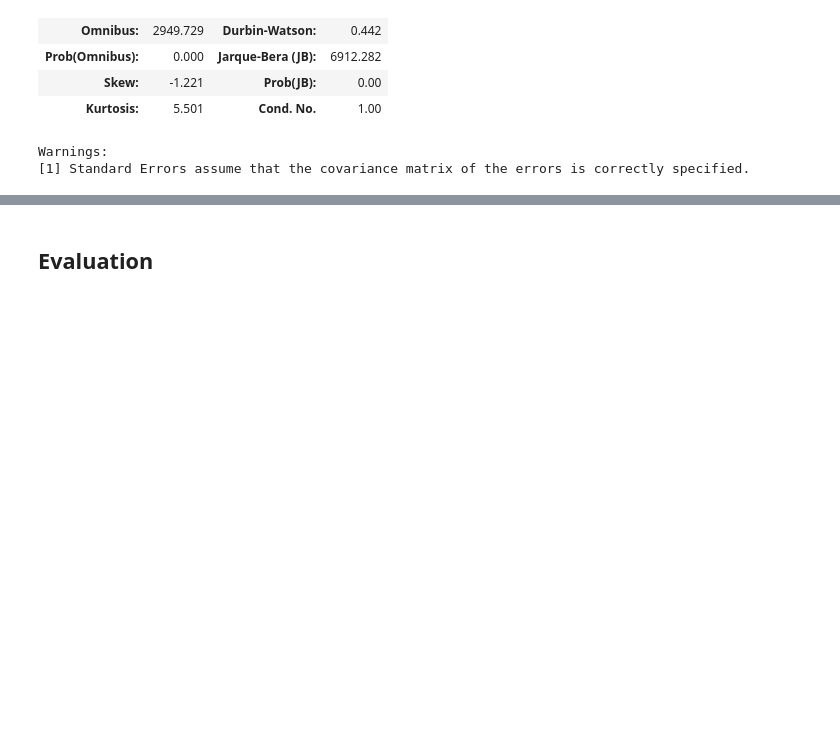
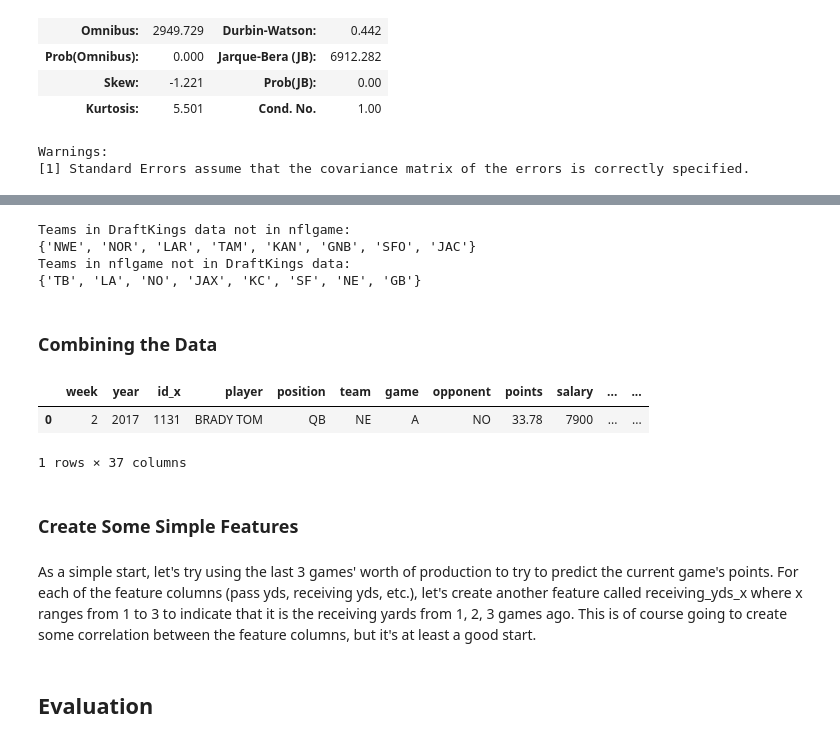
Before and after one commit to jeffbruce/daily-fantasy-modeling, a Jupyter notebook: draftkings_modeling.ipynb, the cells around one changed output, grey strips where cells are left out. Drawn from its saved outputs; the diff is of its cells as text; code cells hidden in the pictures; blank space fills up the shorter version.

```diff
--- a/draftkings_modeling.ipynb
+++ b/draftkings_modeling.ipynb
@@ -166,0 +252,3 @@ Let's try getting some more useful features to build a better model.  There's an
+# %%
+# This doesn't work for the defense data.
+dk_data['lastname'] = dk_data['player'].apply(lambda x: ' '.join(x.split(' ')[0:-1]))
@@ -167,3 +262,40 @@ Let's try getting some more useful features to build a better model.  There's an
+# %%
+print('Teams in DraftKings data not in nflgame:')
+print(dk_data_set.difference(nflgame_data_set))
+print('Teams in nflgame not in DraftKings data:')
+print(nflgame_data_set.difference(dk_data_set))
+# %% [output]
+Teams in DraftKings data not in nflgame:
+{'NWE', 'NOR', 'LAR', 'TAM', 'KAN', 'GNB', 'SFO', 'JAC'}
+Teams in nflgame not in DraftKings data:
+{'TB', 'LA', 'NO', 'JAX', 'KC', 'SF', 'NE', 'GB'}
+# %%
+team_name_map = {
+    'NWE': 'NE',
+    'NOR': 'NO',
+    'LAR': 'LA',
+    'TAM': 'TB',
+    'KAN': 'KC',
+    'GNB': 'GB',
+    'SFO': 'SF',
+    'JAC': 'JAX'
+}
+# %%
+dk_data = dk_data.replace({'team': team_name_map, 'opponent': team_name_map})
+# %% [markdown]
+### Combining the Data
+# %%
+combined_data = pd.merge(left=dk_data, right=nflgame_data, how='inner', on=['firstinitial', 'lastname', 'week', 'year', 'team'])
+# %%
+combined_data.head(1)
+# %% [output]
+|  | week | year | id_x | player | position | team | game | opponent | points | salary | ... | ... |
+| 0 | 2 | 2017 | 1131 | BRADY TOM | QB | NE | A | NO | 33.78 | 7900 | ... | ... |
+1 rows × 37 columns
+# %% [markdown]
+### Create Some Simple Features
+# %% [markdown]
+As a simple start, let's try using the last 3 games' worth of production to try to predict the current game's points. For each of the feature columns (pass yds, receiving yds, etc.), let's create another feature called receiving_yds_x where x ranges from 1 to 3 to indicate that it is the receiving yards from 1, 2, 3 games ago.  This is of course going to create some correlation between the feature columns, but it's at least a good start.
 # %% [markdown]
 ## Evaluation
 # %% [markdown]
```
Also changed, not shown: parts of 22 cells of this notebook.
